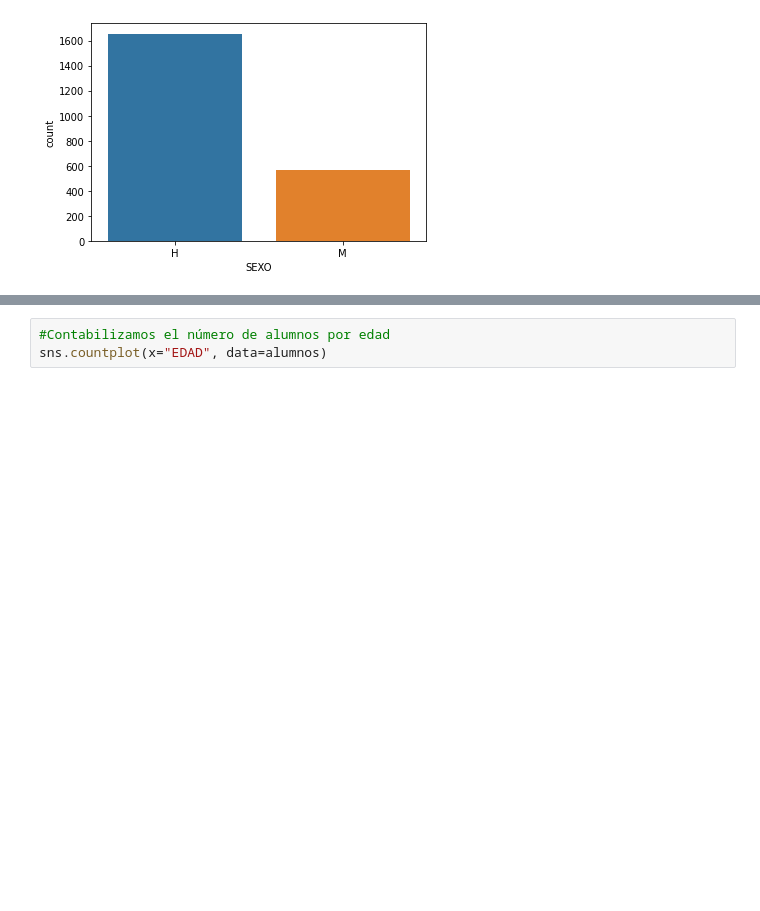
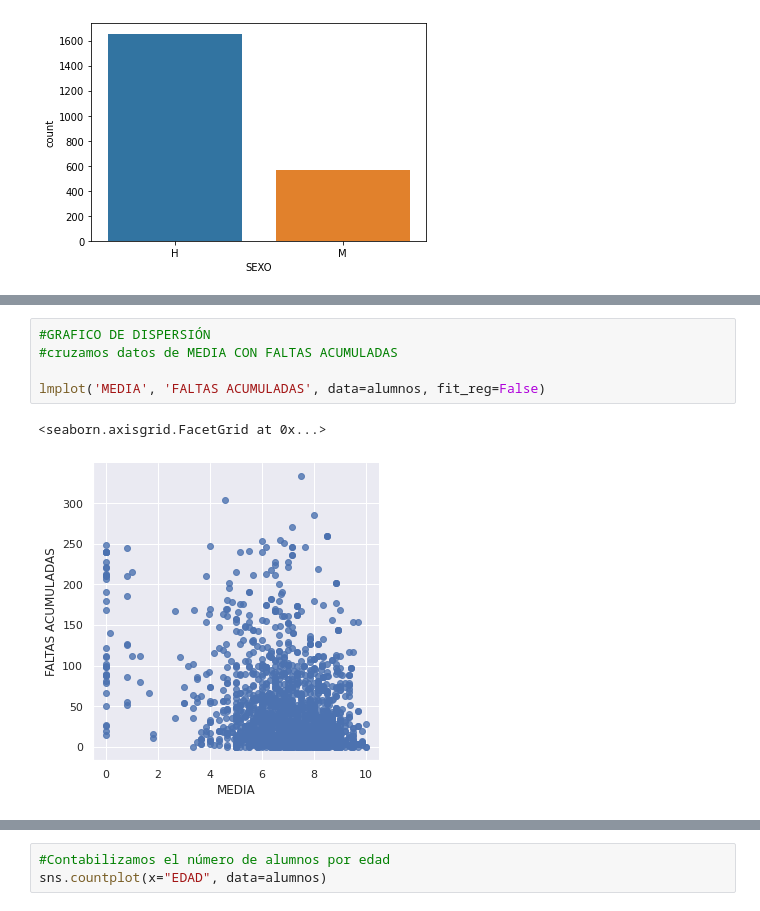
Before and after one commit to estefaniateni/ProyectoFinalVisualizaci-n, a Jupyter notebook: ProyectoVisualizacion.ipynb, the cells around one changed output, grey strips where cells are left out. Drawn from its saved outputs; the diff is of its cells as text; blank space fills up the shorter version.

```diff
--- a/ProyectoVisualizacion.ipynb
+++ b/ProyectoVisualizacion.ipynb
@@ -57,0 +66,8 @@ sns.countplot(x="SEXO", data=alumnos)
+# %%
+#GRAFICO DE DISPERSIÓN
+#cruzamos datos de MEDIA CON FALTAS ACUMULADAS
+
+lmplot('MEDIA', 'FALTAS ACUMULADAS', data=alumnos, fit_reg=False)
+# %% [output]
+<seaborn.axisgrid.FacetGrid at 0x...>
+[figure, added]
```
Also changed, not shown: parts of 10 cells of this notebook.
